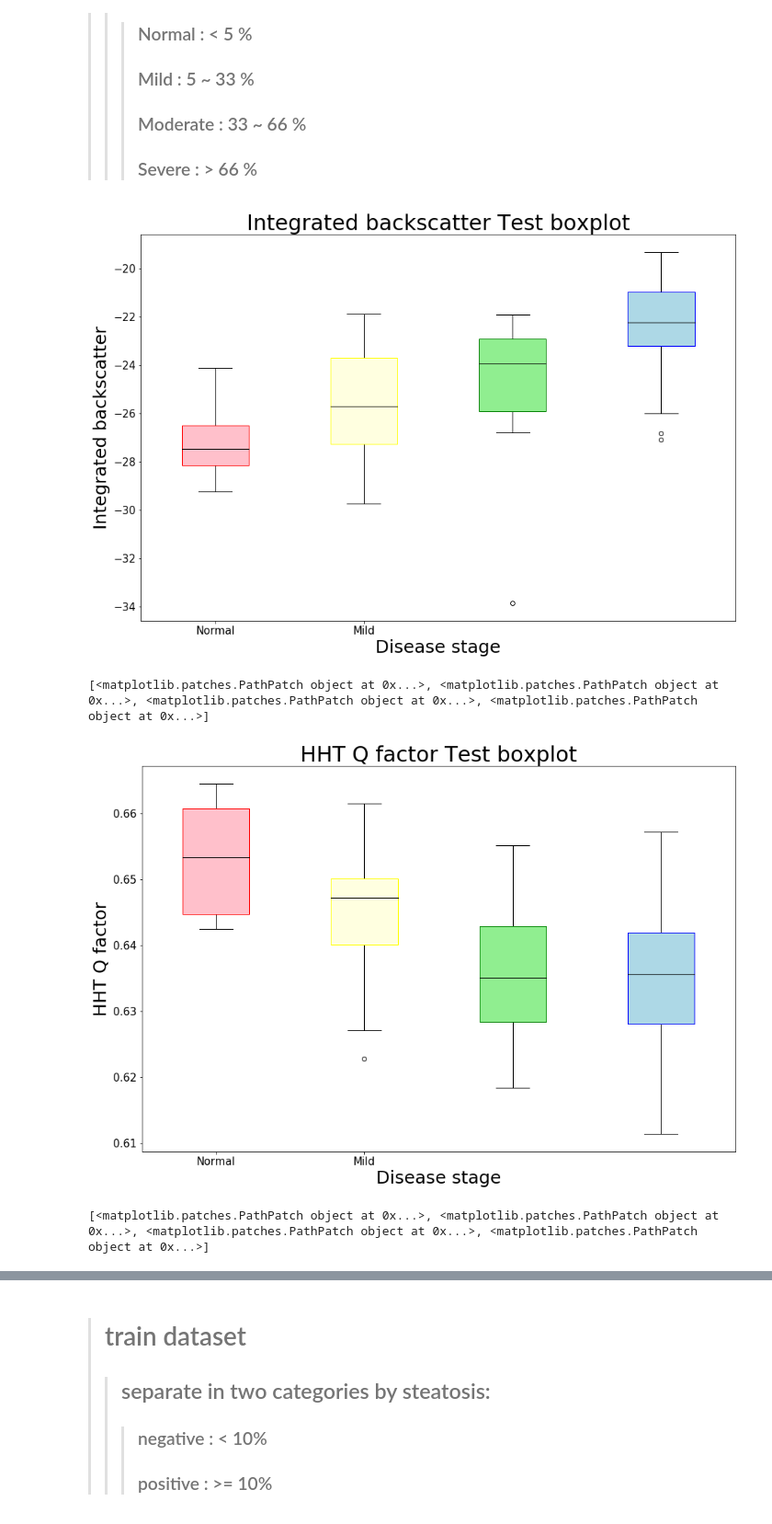
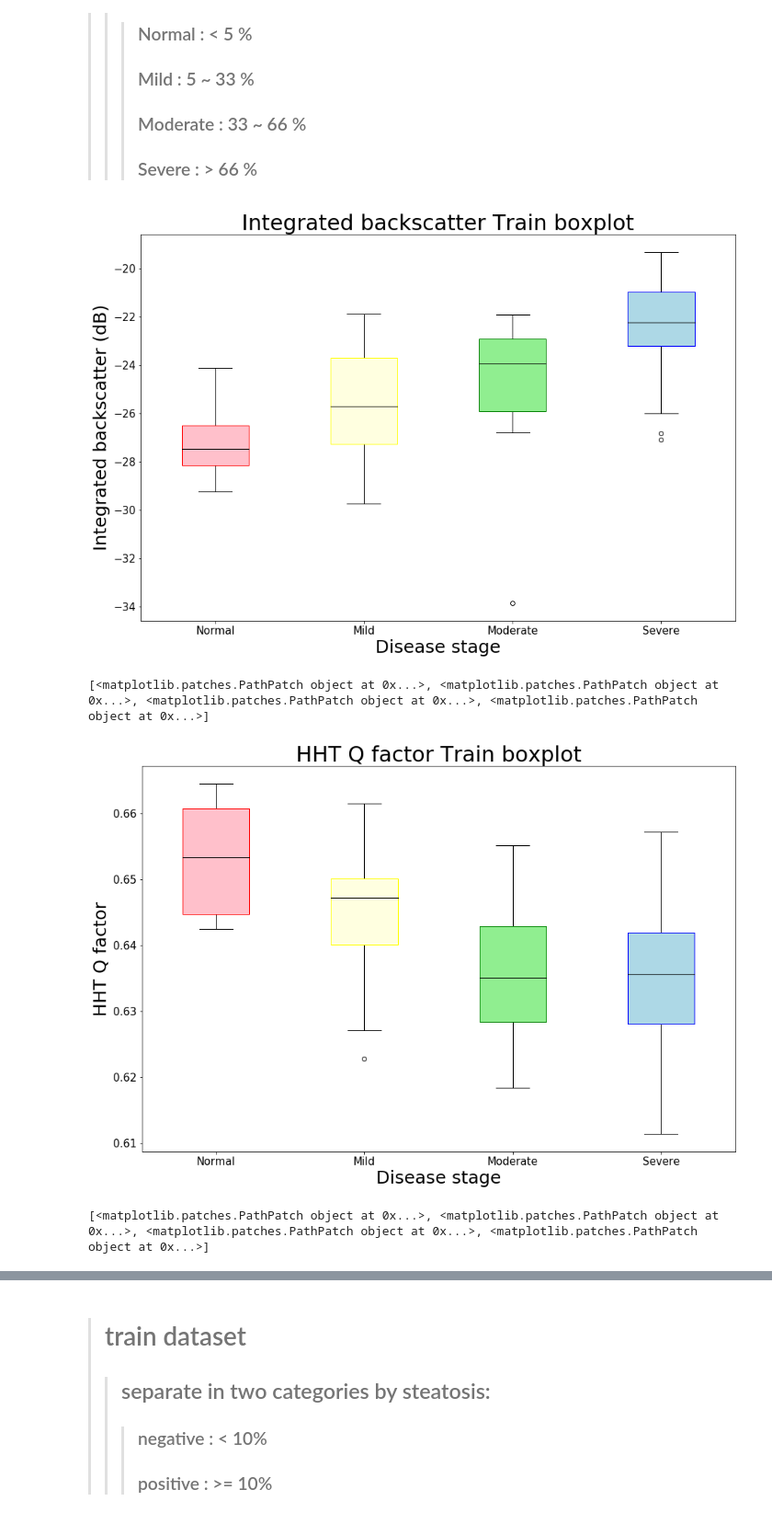
Before and after one commit to Lance0218/Fatty-liver-classifier, a Jupyter notebook: Box plot.ipynb, the cells around one changed output, grey strips where cells are left out. Shown at 92% size. Drawn from its saved outputs; the diff is of its cells as text; code cells hidden in the pictures.

Commit message:
Data Visualization

```diff
--- a/Box plot.ipynb
+++ b/Box plot.ipynb
@@ -12,8 +12,7 @@
 # import models
 import xlrd
 import numpy as np
-import plotly.graph_objs as go
-from plotly.offline import init_notebook_mode, iplot
+import matplotlib.pyplot as plt
 
 # open offline plotly
 init_notebook_mode(connected=True)
@@ -62,7 +61,7 @@ def box_plot(i):
         patch.set_edgecolor(color_eg)
     plt.title('{0} Train boxplot'.format(categories[i]), size=30)
     plt.xlabel('Disease stage', size = 25)
-    plt.ylabel('{0}'.format(categories[i]), size = 25)
+    plt.ylabel('{0}'.format(features[i]), size = 25)
     plt.xticks(x, ['Normal', 'Mild', 'Moderate', 'Severe'], size = 15)
     plt.yticks(size = 15)
     plt.show()
@@ -71,6 +70,7 @@ def box_plot(i):
 # plot
 x = np.arange(1,5)
 categories = ['Integrated backscatter', 'HHT Q factor', 'Homogeneity factor']
+features = ['Integrated backscatter (dB)', 'HHT Q factor', 'Homogeneity factor']
 for i in range(3):
     box_plot(i)
 # %% [output]
@@ -92,8 +92,7 @@ for i in range(3):
 # import models
 import xlrd
 import numpy as np
-import plotly.graph_objs as go
-from plotly.offline import init_notebook_mode, iplot
+import matplotlib.pyplot as plt
 
 # open offline plotly
 init_notebook_mode(connected=True)
@@ -124,36 +123,38 @@ for i in range(nrows):  # X = 'T' or 'F' from Pathology data
         y3.append(y_test[i, :].tolist())
 
 ### list to array
 y0 = np.asarray(y0)
 y1 = np.asarray(y1)
 y2 = np.asarray(y2)
 y3 = np.asarray(y3)
 
 # def box_plot
 def box_plot(i):
     color_fc = ['pink', 'lightyellow', 'lightgreen', 'lightblue']
     color_eg = ['red', 'yellow', 'green', 'blue']
     plt.figure(figsize = (15, 10))
     bplot = plt.boxplot(x = [y0[:,i],  y1[:, i], y2[:, i], y3[:, i]],
                 patch_artist = True,
                 medianprops = {'color':'black'})
     for patch, color_fc, color_eg in zip(bplot['boxes'], color_fc, color_eg):
         patch.set_facecolor(color_fc)
         patch.set_edgecolor(color_eg)
-    plt.title('{0} Test boxplot'.format(categories[i]), size=30)
+    plt.title('{0} Train boxplot'.format(categories[i]), size=30)
     plt.xlabel('Disease stage', size = 25)
-    plt.ylabel('{0}'.format(categories[i]), size = 25)
+    plt.ylabel('{0}'.format(features[i]), size = 25)
     plt.xticks(x, ['Normal', 'Mild', 'Moderate', 'Severe'], size = 15)
     plt.yticks(size = 15)
     plt.show()
     print(bplot['boxes'])
 
 # plot
+x = np.arange(1,5)
 categories = ['Integrated backscatter', 'HHT Q factor', 'Homogeneity factor']
+features = ['Integrated backscatter (dB)', 'HHT Q factor', 'Homogeneity factor']
 for i in range(3):
     box_plot(i)
 # %% [output]
-[figure, old version]
+[figure, new version]
 [<matplotlib.patches.PathPatch object at 0x...>, <matplotlib.patches.PathPatch object at 0x...>, <matplotlib.patches.PathPatch object at 0x...>, <matplotlib.patches.PathPatch object at 0x...>]
-[figure, old version]
+[figure, new version]
 [<matplotlib.patches.PathPatch object at 0x...>, <matplotlib.patches.PathPatch object at 0x...>, <matplotlib.patches.PathPatch object at 0x...>, <matplotlib.patches.PathPatch object at 0x...>]
```
Also changed, not shown: parts of 8 cells of this notebook.
